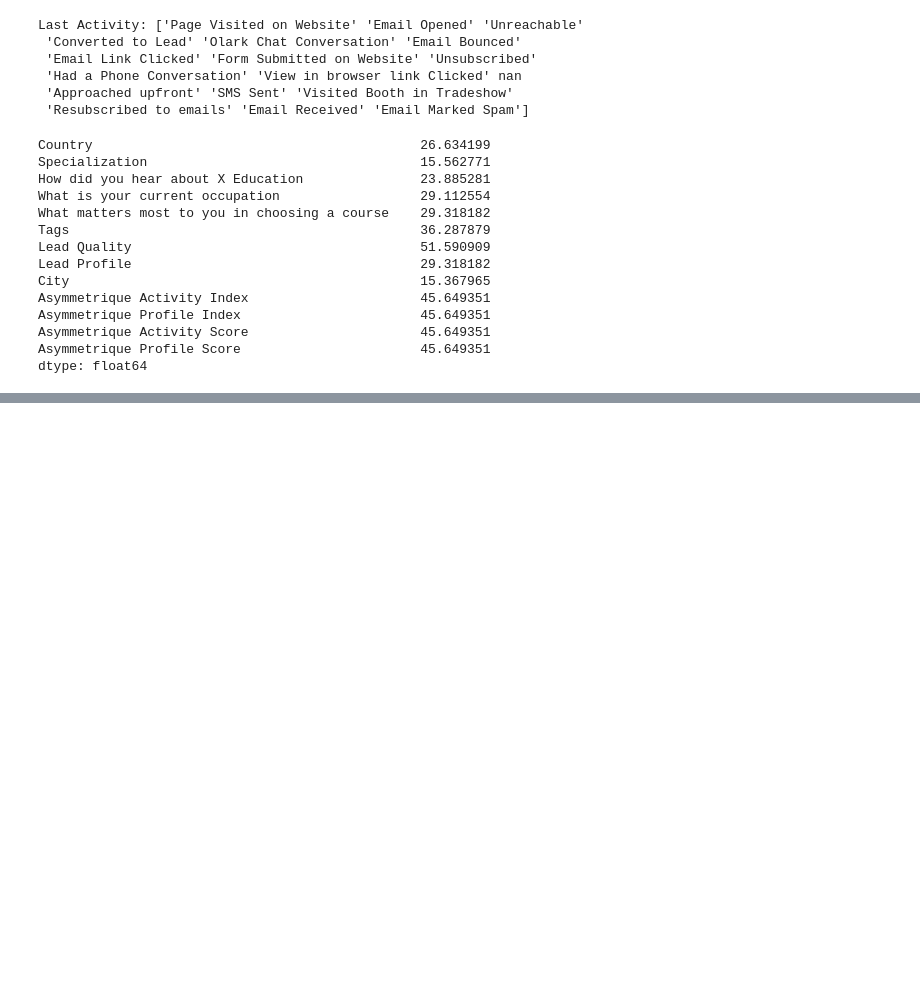
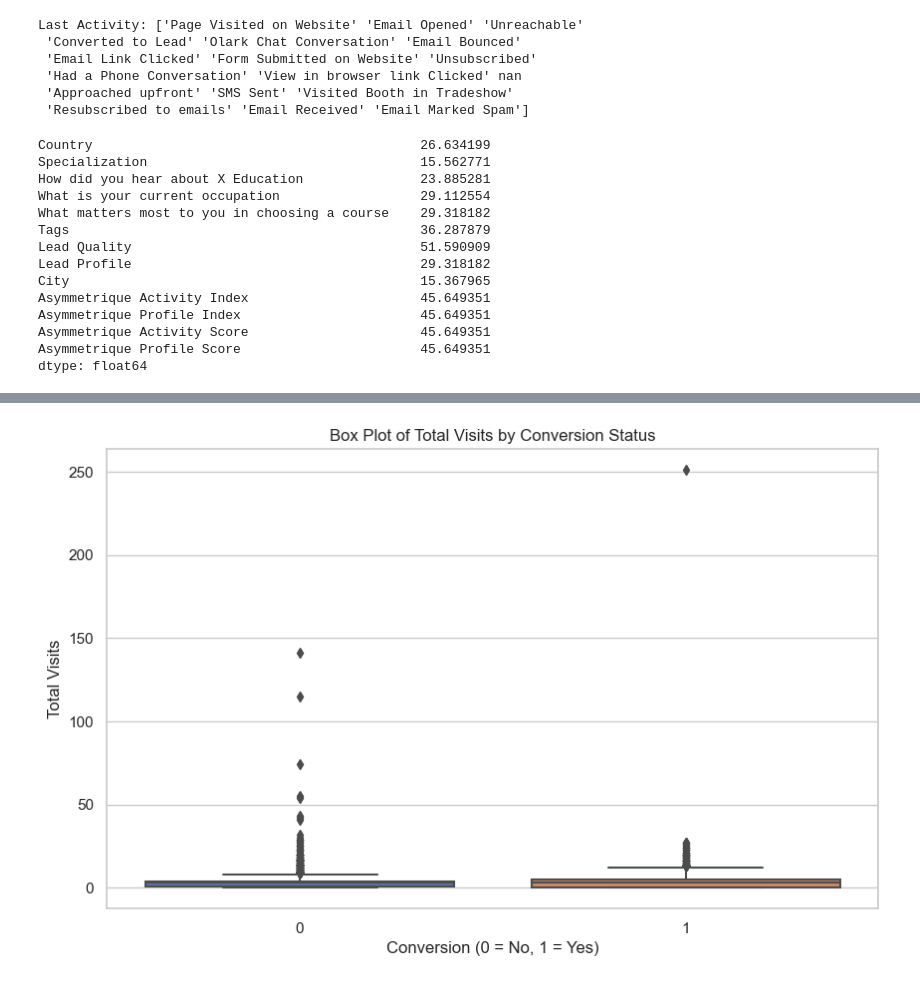
Before and after one commit to paulamisurroy/lead-scoring-logicalRegression, a Jupyter notebook: Lead_Scoring_V1.ipynb, the cells around one changed output, grey strips where cells are left out. Saved outputs shown, nothing was run; the diff lists cells and outputs as text; code cells hidden in the pictures; blank space fills up the shorter version.

```diff
--- a/Lead_Scoring_V1.ipynb
+++ b/Lead_Scoring_V1.ipynb
@@ -218,0 +501,9 @@ dtype: float64
+# %%
+plt.figure(figsize=(10, 6))
+sns.boxplot(x='Converted', y='TotalVisits', data=data)
+plt.title('Box Plot of Total Visits by Conversion Status')
+plt.xlabel('Conversion (0 = No, 1 = Yes)')
+plt.ylabel('Total Visits')
+plt.show()
+# %% [output]
+[figure, added]
```
Also changed, not shown: parts of 46 cells of this notebook.
